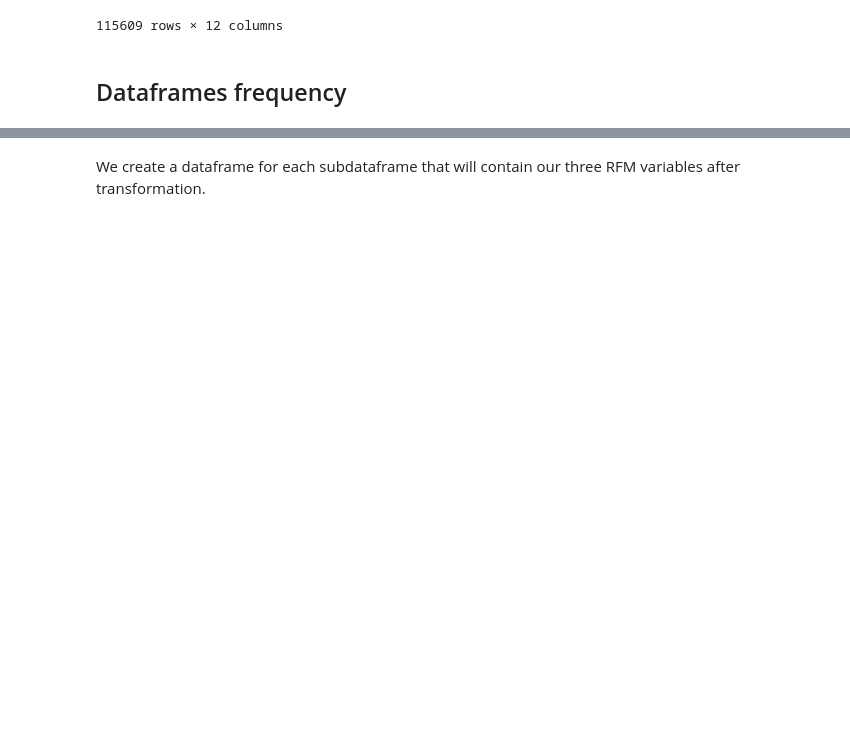
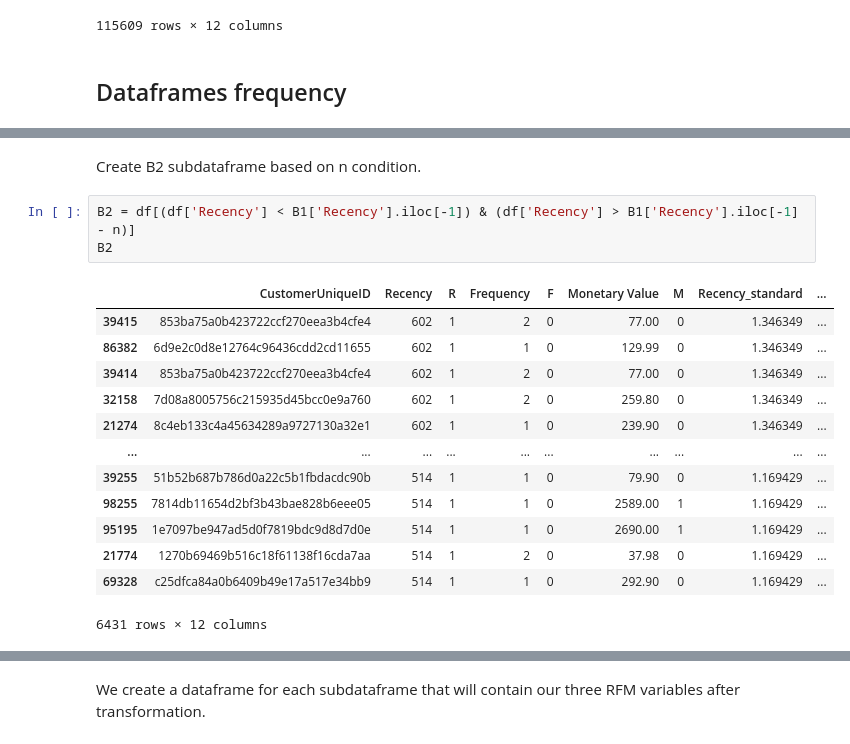
Before and after one commit to Ay0d/Machine-Learning, a Jupyter notebook: clients-segmentation-rfm-maintenance.ipynb, the cells around one changed output, grey strips where cells are left out. Cells and saved outputs as stored; diff of their text form; blank space fills up the shorter version.

```diff
--- a/clients-segmentation-rfm-maintenance.ipynb
+++ b/clients-segmentation-rfm-maintenance.ipynb
@@ -122,0 +168,19 @@ B10 = df.iloc[100000:110000]
+# %% [markdown]
+Create B2 subdataframe based on n condition.
+# %%
+B2 = df[(df['Recency'] < B1['Recency'].iloc[-1]) & (df['Recency'] > B1['Recency'].iloc[-1] - n)]
+B2
+# %% [output]
+|  | CustomerUniqueID | Recency | R | Frequency | F | Monetary Value | M | Recency_standard | ... |
+| 39415 | 853ba75a0b423722ccf270eea3b4cfe4 | 602 | 1 | 2 | 0 | 77.00 | 0 | 1.346349 | ... |
+| 86382 | 6d9e2c0d8e12764c96436cdd2cd11655 | 602 | 1 | 1 | 0 | 129.99 | 0 | 1.346349 | ... |
+| 39414 | 853ba75a0b423722ccf270eea3b4cfe4 | 602 | 1 | 2 | 0 | 77.00 | 0 | 1.346349 | ... |
+| 32158 | 7d08a8005756c215935d45bcc0e9a760 | 602 | 1 | 2 | 0 | 259.80 | 0 | 1.346349 | ... |
+| 21274 | 8c4eb133c4a45634289a9727130a32e1 | 602 | 1 | 1 | 0 | 239.90 | 0 | 1.346349 | ... |
+| ... | ... | ... | ... | ... | ... | ... | ... | ... | ... |
+| 39255 | 51b52b687b786d0a22c5b1fbdacdc90b | 514 | 1 | 1 | 0 | 79.90 | 0 | 1.169429 | ... |
+| 98255 | 7814db11654d2bf3b43bae828b6eee05 | 514 | 1 | 1 | 0 | 2589.00 | 1 | 1.169429 | ... |
+| 95195 | 1e7097be947ad5d0f7819bdc9d8d7d0e | 514 | 1 | 1 | 0 | 2690.00 | 1 | 1.169429 | ... |
+| 21774 | 1270b69469b516c18f61138f16cda7aa | 514 | 1 | 2 | 0 | 37.98 | 0 | 1.169429 | ... |
+| 69328 | c25dfca84a0b6409b49e17a517e34bb9 | 514 | 1 | 1 | 0 | 292.90 | 0 | 1.169429 | ... |
+6431 rows × 12 columns
```
Also changed, not shown: parts of 112 cells of this notebook.
